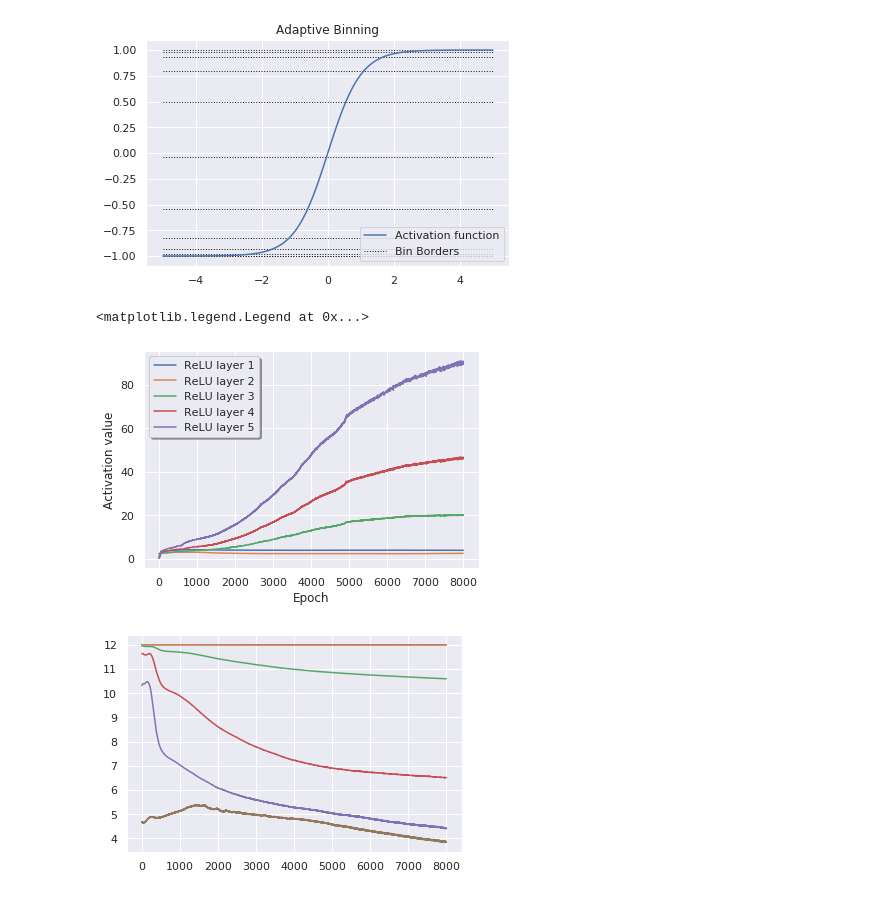
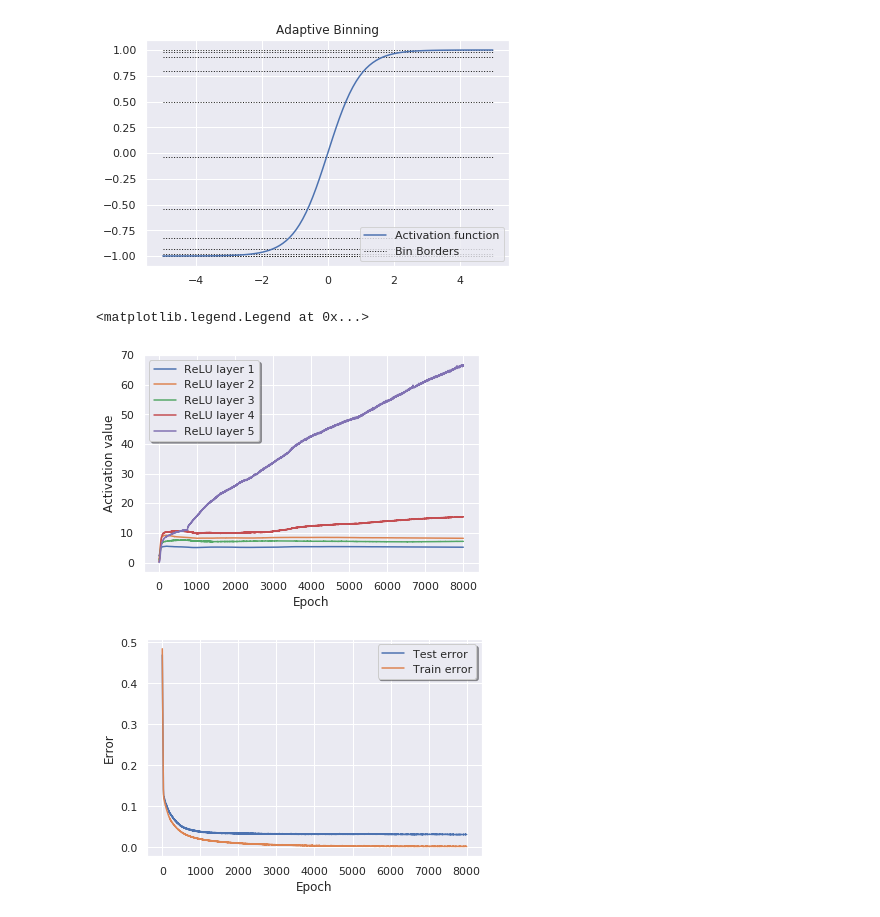
Before and after one commit to lrnq/ibbsc, a Jupyter notebook: notebooks/playground_testing2.ipynb, the cells around one changed output. Drawn from its saved outputs; the diff is of its cells as text; code cells hidden in the pictures.

Commit message:
new params and new plotting test stuff

```diff
--- a/notebooks/playground_testing2.ipynb
+++ b/notebooks/playground_testing2.ipynb
@@ -47,7 +47,7 @@ plt.savefig("adaptive_bins.png", dpi=700)
 # %% [output]
 [figure]
 # %%
-with open("../data/max_val_folder/max_values9_256.pickle", 'rb') as f:
+with open("../data/max_stuff/max_values17_256.pickle", 'rb') as f:
     max_vals = pickle.load(f)
     f.close()
 # %%
@@ -63,28 +63,33 @@ ax.set_ylabel("Activation value")
 ax.legend(loc="best",fancybox=True, shadow=True)
 # %% [output]
 <matplotlib.legend.Legend at 0x...>
-[figure, old version]
+[figure, new version]
 # %%
 fig.savefig("act_layers.png")
 # %%
 RANGE = 40
-ext = "full"
+ext = "256"
 data_path = "../data/tanh_adaptive_30_/"
 full_error_train = np.zeros(RANGE,  dtype=object)
 full_error_test = np.zeros(RANGE,  dtype=object)
 for i in range(RANGE):
 	with open(data_path + 'training_history_run_{}_{}.pickle'.format(i,ext), 'rb') as f:
 		error_train, error_test = pickle.load(f)
 		full_error_train[i] = np.array(error_train)
 		full_error_test[i] = np.array(error_test)
 
-avg_error_train = np.mean(full_error_train, axis = 0)
-avg_error_test = np.mean(full_error_test, axis = 0)
+avg_error_train = 1-(np.mean(full_error_train, axis = -1)/-3277) # old version where i saved 1-number of correct instead of accuracy. Fixed now.
+avg_error_test = np.mean(full_error_test, axis = -1)
 
 fig = plt.figure()
 ax = plt.subplot(111)
 
-ax.plot(np.arange(len(avg_error_test)), avg_error_train)
+ax.plot(np.arange(len(avg_error_test)), avg_error_test, label="Test error")
+ax.plot(np.arange(len(avg_error_test)), avg_error_train, label="Train error")
+ax.legend(loc="best",fancybox=True, shadow=True)
+fig.savefig("test.png", dpi=700)
+ax.set_xlabel("Epoch")
+ax.set_ylabel("Error")
 fig.show()
 # %% [output]
-[figure, old version]
+[figure, new version]
```
Also changed, not shown: parts of 10 cells of this notebook, 6 other files.
